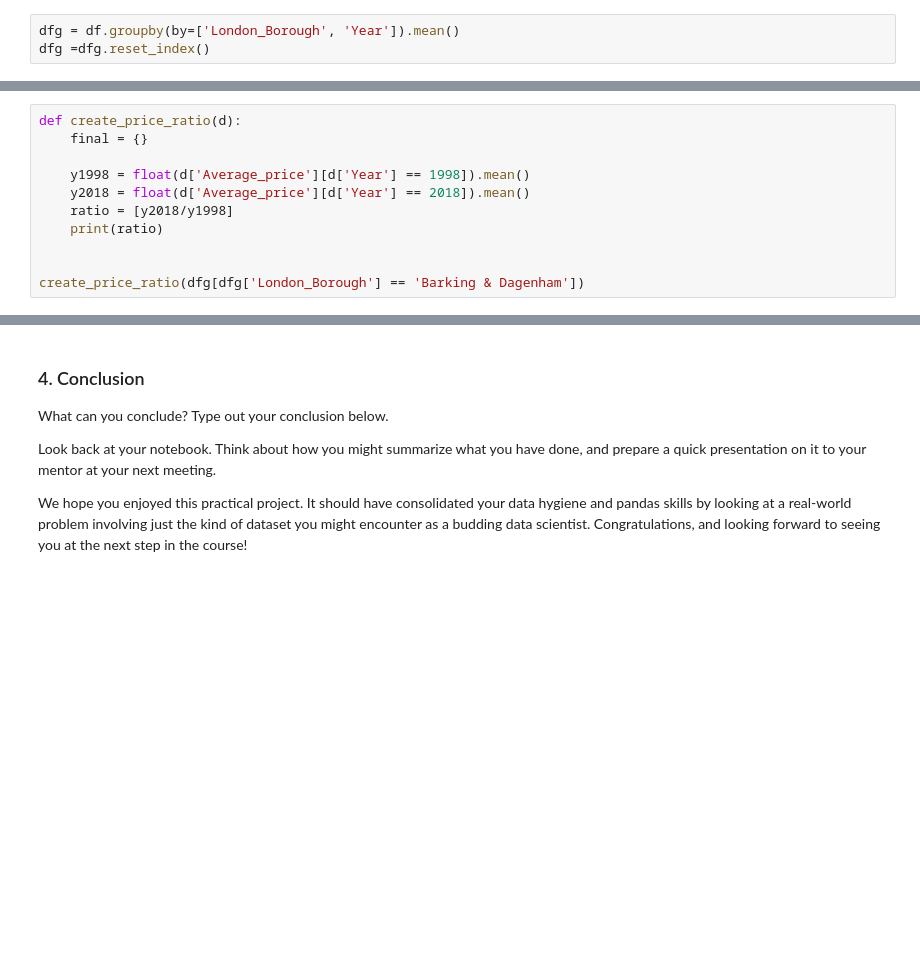
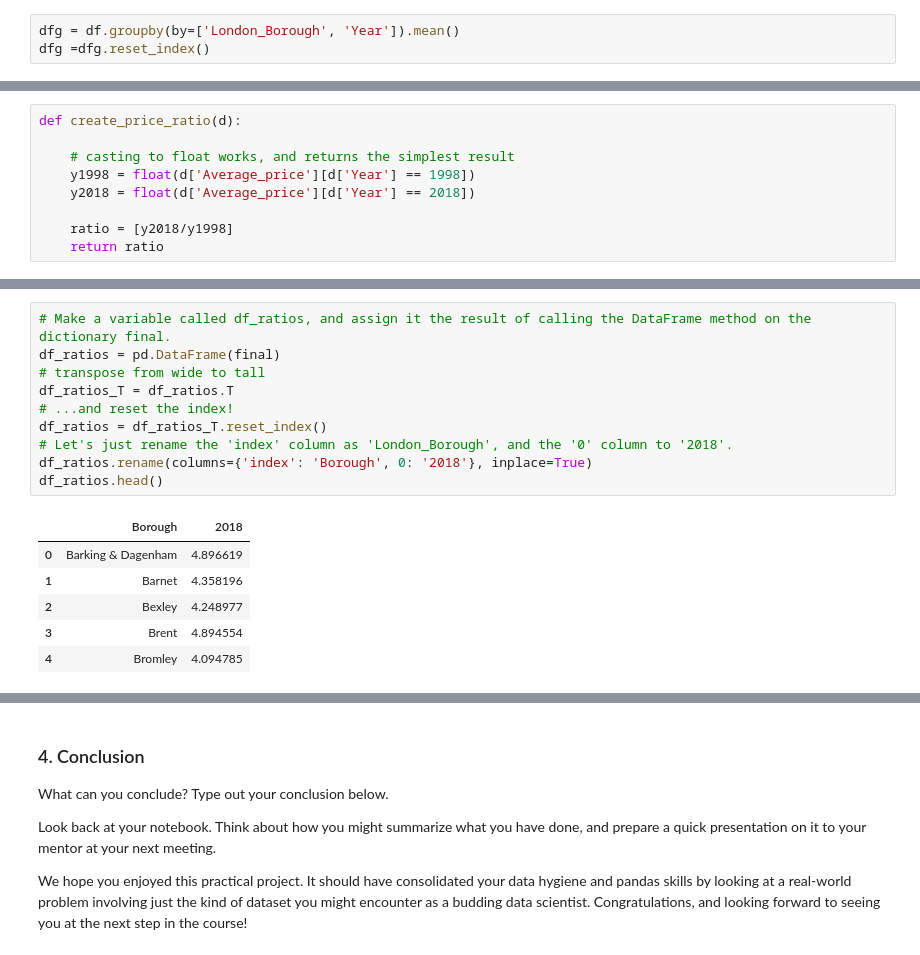
Before and after one commit to lruizarce/SB_Cap1, a Jupyter notebook: Unit 4 Challenge - Tier 3.ipynb, the cells around one changed output, grey strips where cells are left out. Drawn from its saved outputs; the diff is of its cells as text; blank space fills up the shorter version.

```diff
--- a/Unit 4 Challenge - Tier 3.ipynb
+++ b/Unit 4 Challenge - Tier 3.ipynb
@@ -217,11 +227,9 @@ dfg =dfg.reset_index()
 # %%
 def create_price_ratio(d):
-    final = {}
 
-    y1998 = float(d['Average_price'][d['Year'] == 1998]).mean()
-    y2018 = float(d['Average_price'][d['Year'] == 2018]).mean()
+    # casting to float works, and returns the simplest result
+    y1998 = float(d['Average_price'][d['Year'] == 1998])
+    y2018 = float(d['Average_price'][d['Year'] == 2018])
+
     ratio = [y2018/y1998]
-    print(ratio)
-
-
-create_price_ratio(dfg[dfg['London_Borough'] == 'Barking & Dagenham'])
+    return ratio
@@ -229,0 +250,17 @@ KeyError: 'Average_price'
+# %%
+# Make a variable called df_ratios, and assign it the result of calling the DataFrame method on the dictionary final.
+df_ratios = pd.DataFrame(final)
+# transpose from wide to tall
+df_ratios_T = df_ratios.T
+# ...and reset the index!
+df_ratios = df_ratios_T.reset_index()
+# Let's just rename the 'index' column as 'London_Borough', and the '0' column to '2018'.
+df_ratios.rename(columns={'index': 'Borough', 0: '2018'}, inplace=True)
+df_ratios.head()
+# %% [output]
+|  | Borough | 2018 |
+| 0 | Barking & Dagenham | 4.896619 |
+| 1 | Barnet | 4.358196 |
+| 2 | Bexley | 4.248977 |
+| 3 | Brent | 4.894554 |
+| 4 | Bromley | 4.094785 |
```
Also changed, not shown: parts of 7 cells of this notebook.
